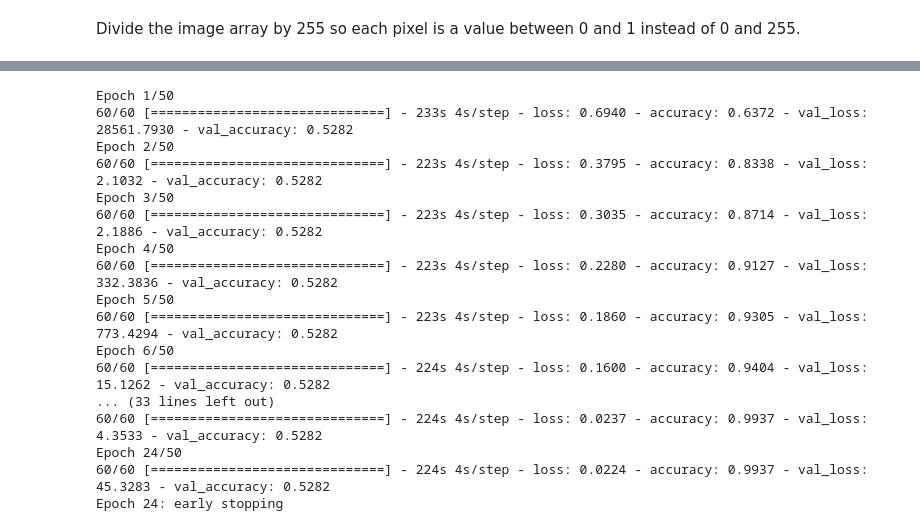
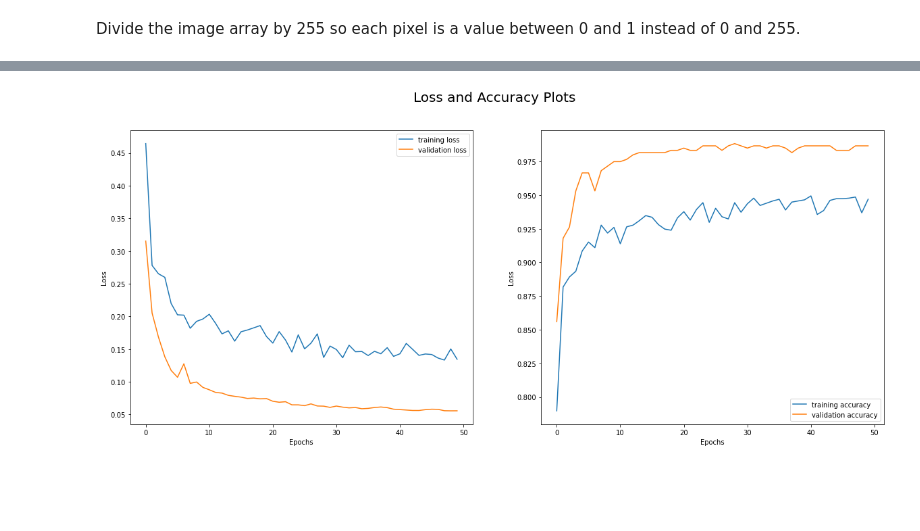
Before and after one commit to c-woo/MonReader, a Jupyter notebook: Untitled.ipynb, the cells around one changed output, grey strips where cells are left out. Drawn from its saved outputs; the diff is of its cells as text; code cells hidden in the pictures; blank space fills up the shorter version.

```diff
--- a/Untitled.ipynb
+++ b/Untitled.ipynb
@@ -462,0 +421,15 @@ resnet_train.compile(loss='binary_crossentropy',
+# %%
+inputs = tf.keras.Input(shape=(224, 224, 3))
+x = img_augmentation(inputs)
+x = tf.keras.applications.resnet50.preprocess_input(x)
+x = resnet(x, training=False)
+x = layers.GlobalAveragePooling2D()(x)
+x = layers.BatchNormalization()(x)
+x = layers.Dropout(0.3)(x)
+x = layers.Dense(64, activation='relu')(x)
+x = layers.BatchNormalization()(x)
+x = layers.Dropout(0.3)(x)
+output = layers.Dense(1, activation='sigmoid', name='pred')(x)
+
+resnet_train = tf.keras.Model(inputs=inputs, outputs=output)
+resnet_train.summary()
@@ -463,6 +454,10 @@ resnet_train.compile(loss='binary_crossentropy',
+# %%
+resnet_train.compile(loss='binary_crossentropy',
+                     optimizer=tf.keras.optimizers.Adam(lr=.001, decay=0.01),
+                     metrics=['accuracy'])
 # %%
 es = EarlyStopping(monitor='val_loss', mode='min', patience=10, verbose=1)
 # %%
-hist1 = resnet_train.fit(X_train, y_train, epochs=50, validation_split=0.25, callbacks=[es])
+hist1 = resnet_train.fit(train_dataset, epochs=50, validation_data=validation_dataset, callbacks=[es])
 # %% [output]
 Epoch 1/50
@@ -538,20 +480,22 @@ es = EarlyStopping(monitor='val_loss', mode='min', patience=10, verbose=1)
-# %%
-hist1 = enet_train.fit(X_train, y_train, validation_split=0.2, epochs=50, callbacks=[es])
-# %% [output]
-Epoch 1/50
-60/60 [==============================] - 233s 4s/step - loss: 0.6940 - accuracy: 0.6372 - val_loss: 28561.7930 - val_accuracy: 0.5282
-Epoch 2/50
-60/60 [==============================] - 223s 4s/step - loss: 0.3795 - accuracy: 0.8338 - val_loss: 2.1032 - val_accuracy: 0.5282
-Epoch 3/50
-60/60 [==============================] - 223s 4s/step - loss: 0.3035 - accuracy: 0.8714 - val_loss: 2.1886 - val_accuracy: 0.5282
-Epoch 4/50
-60/60 [==============================] - 223s 4s/step - loss: 0.2280 - accuracy: 0.9127 - val_loss: 332.3836 - val_accuracy: 0.5282
-Epoch 5/50
-60/60 [==============================] - 223s 4s/step - loss: 0.1860 - accuracy: 0.9305 - val_loss: 773.4294 - val_accuracy: 0.5282
-Epoch 6/50
-60/60 [==============================] - 224s 4s/step - loss: 0.1600 - accuracy: 0.9404 - val_loss: 15.1262 - val_accuracy: 0.5282
-... (33 lines left out)
-60/60 [==============================] - 224s 4s/step - loss: 0.0237 - accuracy: 0.9937 - val_loss: 4.3533 - val_accuracy: 0.5282
-Epoch 24/50
-60/60 [==============================] - 224s 4s/step - loss: 0.0224 - accuracy: 0.9937 - val_loss: 45.3283 - val_accuracy: 0.5282
-Epoch 24: early stopping
+# %%
+# plot training loss and accuracy
+
+plt.figure(figsize=(20, 8))
+plt.suptitle('Loss and Accuracy Plots', fontsize=20)
+
+plt.subplot(1, 2, 1)
+plt.plot(hist1.history['loss'], label='training loss')
+plt.plot(hist1.history['val_loss'], label='validation loss')
+plt.xlabel('Epochs')
+plt.ylabel('Loss')
+plt.legend()
+
+plt.subplot(1, 2, 2)
+plt.plot(hist1.history['accuracy'], label='training accuracy')
+plt.plot(hist1.history['val_accuracy'], label='validation accuracy')
+plt.xlabel('Epochs')
+plt.ylabel('Loss')
+plt.legend()
+plt.show()
+# %% [output]
+[figure, added]
```
Also changed, not shown: parts of 57 cells of this notebook.
